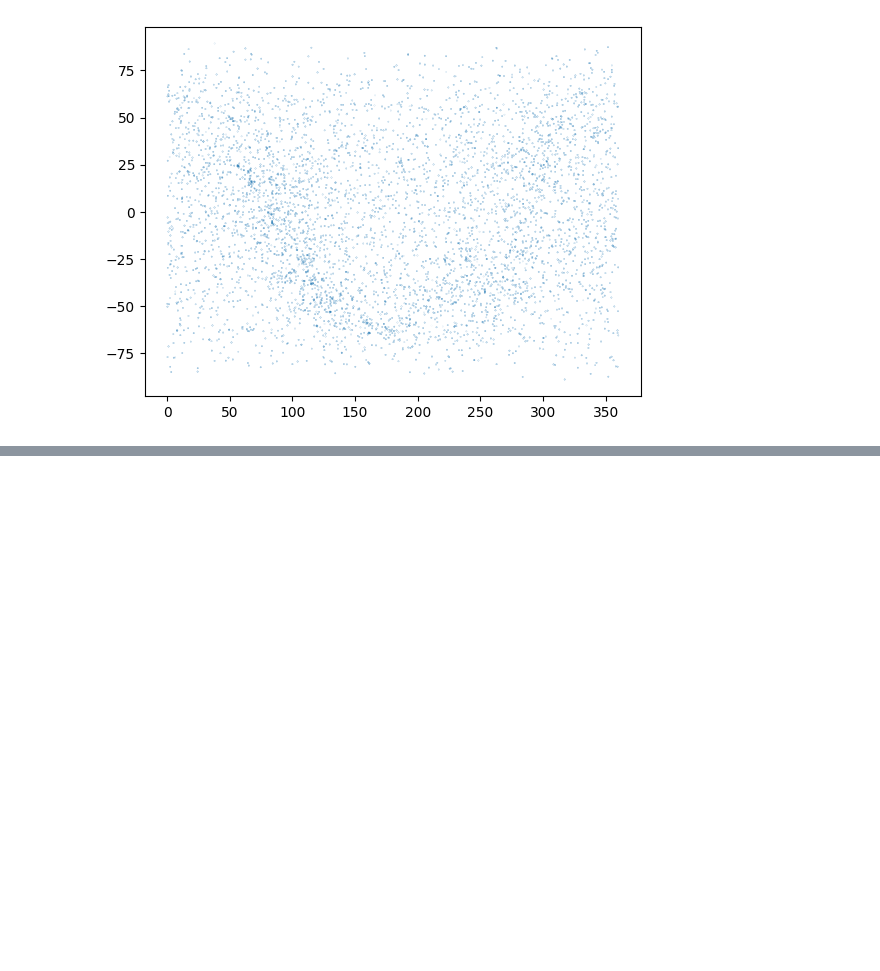
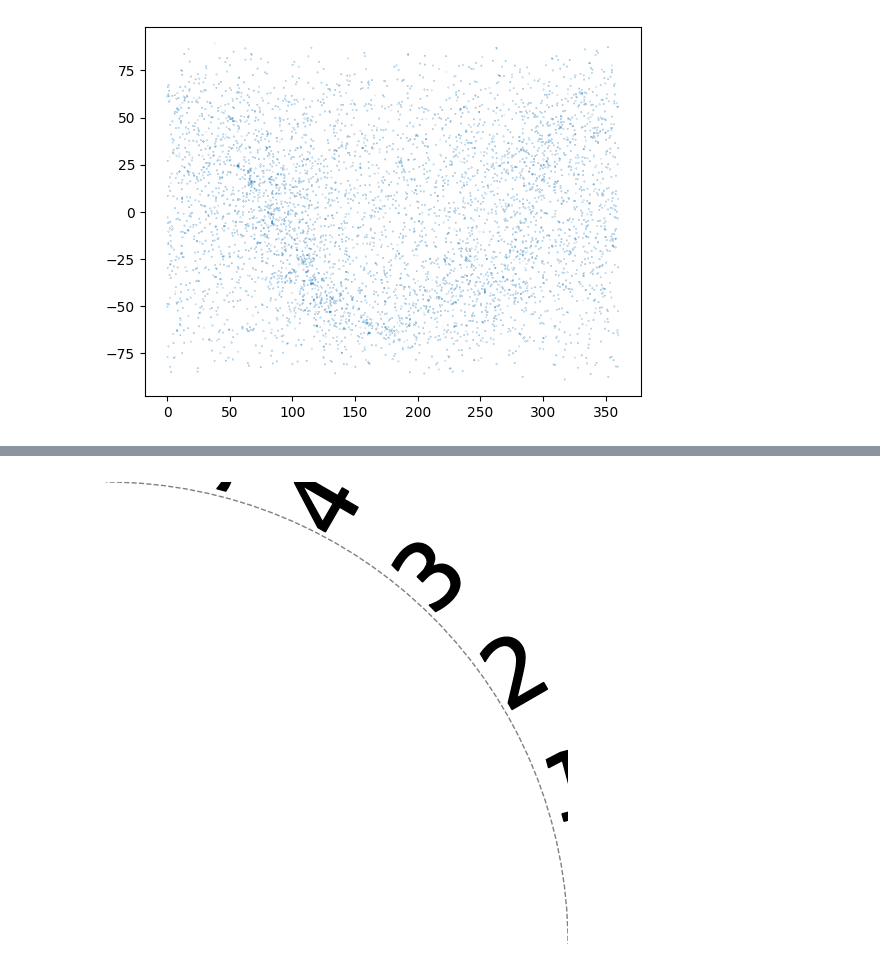
Before and after one commit to Giacomo-Menegatti/HARey_constellations_cards, a Jupyter notebook: astrolabe.ipynb, the cells around one changed output, grey strips where cells are left out. Cells and saved outputs as stored; diff of their text form; code cells hidden in the pictures; blank space fills up the shorter version.

```diff
--- a/astrolabe.ipynb
+++ b/astrolabe.ipynb
@@ -288,0 +370,44 @@ dtype: float64
+# %%
+import matplotlib.pyplot as plt
+from matplotlib.textpath import TextPath
+from matplotlib.patches import PathPatch
+from matplotlib.transforms import Affine2D
+import numpy as np
+
+# Parameters
+radius = 1.0
+num_labels = 24
+font_size = 0.2
+font_name = 'DejaVu Sans Mono'  # Use a monospaced font for alignment
+
+# Create plot
+fig, ax = plt.subplots(figsize=(6, 6))
+ax.set_aspect('equal')
+ax.axis('off')
+
+# Circle for reference
+circle = plt.Circle((0, 0), radius, edgecolor='gray', facecolor='none', linestyle='--')
+ax.add_artist(circle)
+
+for i in range(num_labels):
+    angle = 2 * np.pi * i / num_labels
+    x = radius * np.cos(angle)
+    y = radius * np.sin(angle)
+
+    # Create the text as a path
+    text = str(i)
+    text_path = TextPath((0, 0), text, size=font_size, prop={'family': font_name})
+
+    # Rotate and move the path to its position
+    trans = (
+        Affine2D()
+        .rotate(angle)
+        .translate(x, y)
+    )
+
+    patch = PathPatch(text_path, transform=trans + ax.transData, color='black')
+    ax.add_patch(patch)
+
+plt.show()
+# %% [output]
+[figure, added]
```
Also changed, not shown: parts of 14 cells of this notebook.
